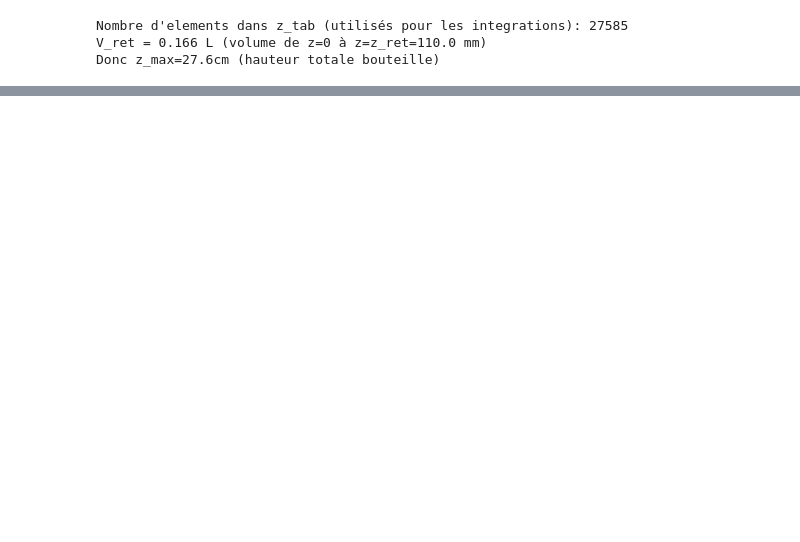
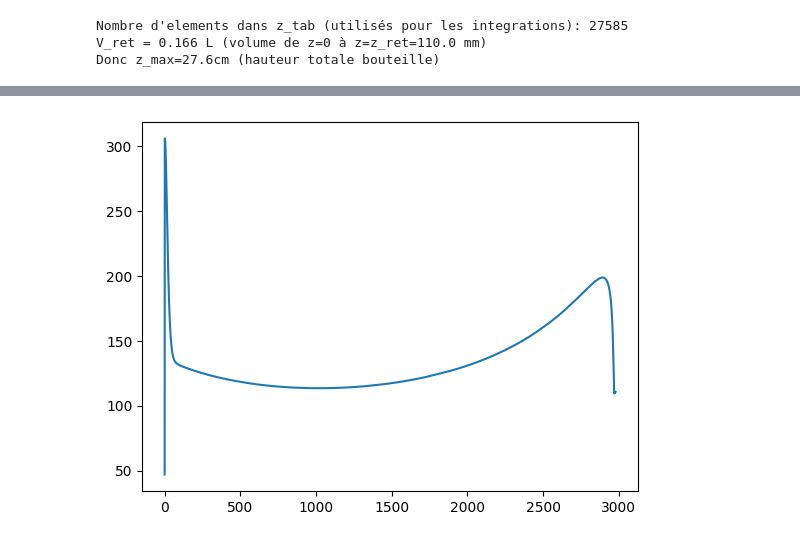
Before and after one commit to CuriousPelican/sifu, a Jupyter notebook: simulator.ipynb, the cells around one changed output, grey strips where cells are left out. Cells and saved outputs as stored; diff of their text form; code cells hidden in the pictures; blank space fills up the shorter version.

```diff
--- a/simulator.ipynb
+++ b/simulator.ipynb
@@ -363,0 +356,30 @@ def F_thrust():
+# %%
+# Construction a(t), v(t) & y(t) pour cette phase de propulsion liquide
+# utilisation des tableaux a_WI, v_WI & y_WI adossés à t_WT. v(t) & y(t) obtenus par intégration
+
+a_WI = [a1] # tableau representant a(t) (acceleration fusée) pour la phase de propulsion liquide
+
+# Remplissage liste a_WT
+for i in range(len(t_WI)):
+  a = -g + rho_w*A_out/m_tot_WI(H_WI[i])*(u_WI[i]**2*(1-A_out/A(H_WI[i])) - H_WI[i]*du_WI[i])
+  a_WI.append(a)
+
+# Liste des vitesses v(t) v_WI
+v_WI = integrate.cumulative_simpson(a_WI,dx=dt,initial=v1).tolist()
+
+# Liste y(t) y_WI
+y_WI = integrate.cumulative_simpson(v_WI,dx=dt,initial=y1).tolist()
+
+# Test courbe water impulse phase
+# plt.plot(y_WI)
+# plt.plot(v_WI)
+plt.plot(a_WI)
+plt.show()
+
+# cf phase suivante pour les 2
+y2 = y_WI.pop()
+v2 = v_WI.pop()
+a2 = a_WI.pop()
+t2 = t_WI.pop()
+# %% [output]
+[figure, added]
```
Also changed, not shown: parts of 9 cells of this notebook.
